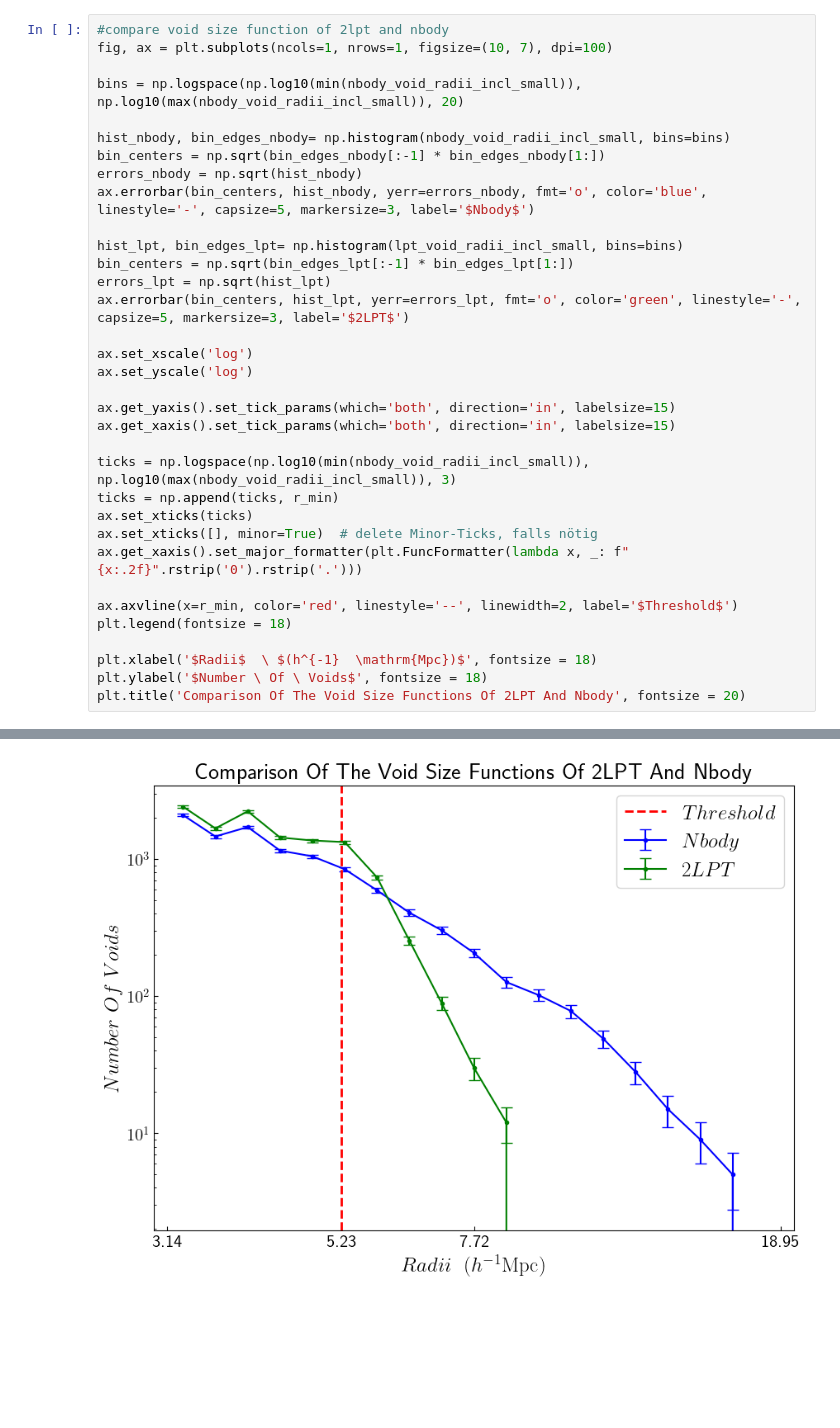
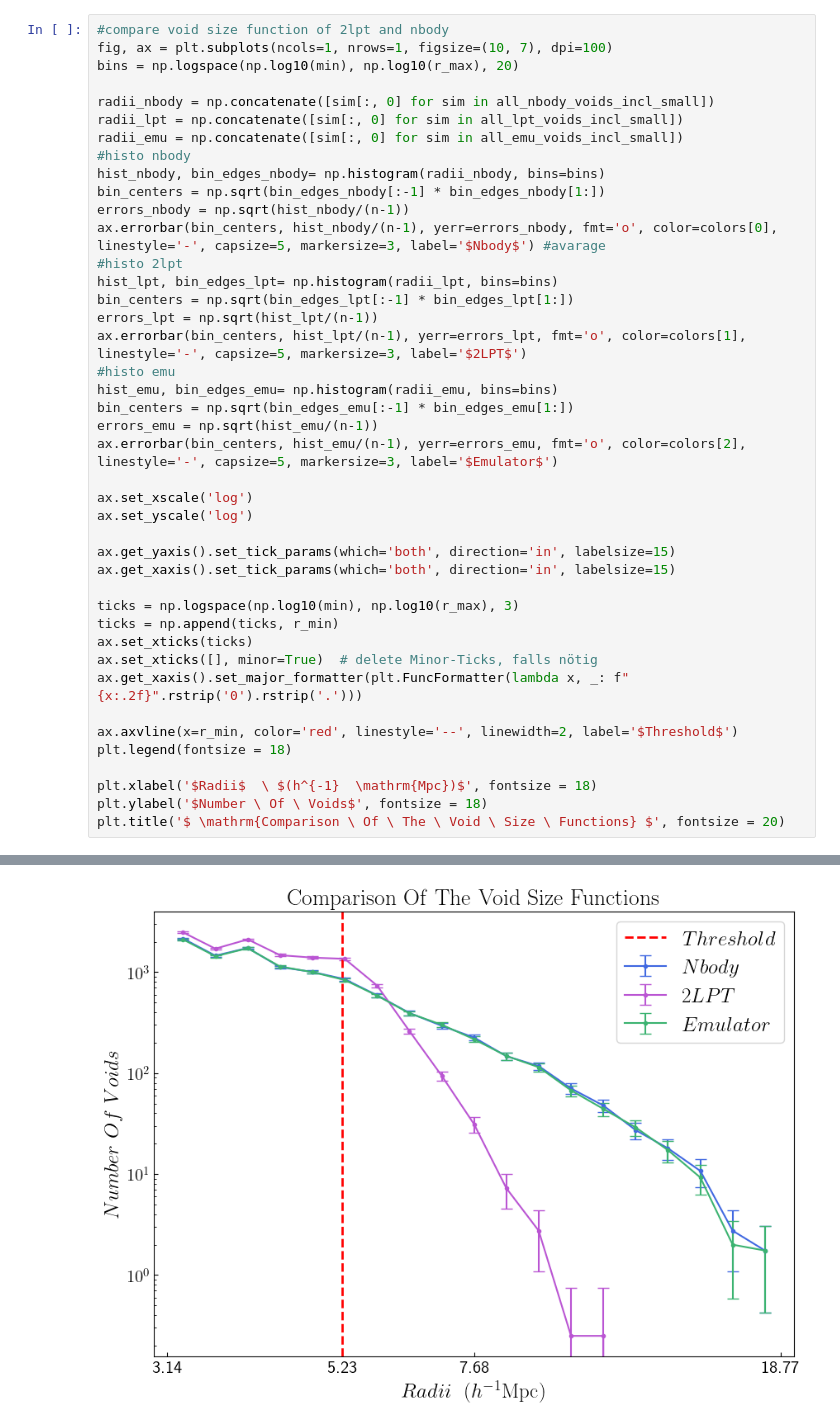
Before and after one commit to chahermann03/Simulation_Pipelines_Charlotte, a Jupyter notebook: comparison_nbody+2lpt.ipynb, the cells around one changed output, grey strips where cells are left out. Saved outputs shown, nothing was run; the diff lists cells and outputs as text; blank space fills up the shorter version.

```diff
--- a/comparison_nbody+2lpt.ipynb
+++ b/comparison_nbody+2lpt.ipynb
@@ -91,18 +130,26 @@ NameError: name 'sN_particles' is not defined
 # %%
 #compare void size function of 2lpt and nbody
 fig, ax = plt.subplots(ncols=1, nrows=1, figsize=(10, 7), dpi=100)
+bins = np.logspace(np.log10(min), np.log10(r_max), 20)
 
-bins = np.logspace(np.log10(min(nbody_void_radii_incl_small)), np.log10(max(nbody_void_radii_incl_small)), 20)
-
-hist_nbody, bin_edges_nbody= np.histogram(nbody_void_radii_incl_small, bins=bins)
+radii_nbody = np.concatenate([sim[:, 0] for sim in all_nbody_voids_incl_small])
+radii_lpt = np.concatenate([sim[:, 0] for sim in all_lpt_voids_incl_small])
+radii_emu = np.concatenate([sim[:, 0] for sim in all_emu_voids_incl_small])
+#histo nbody
+hist_nbody, bin_edges_nbody= np.histogram(radii_nbody, bins=bins)
 bin_centers = np.sqrt(bin_edges_nbody[:-1] * bin_edges_nbody[1:])
-errors_nbody = np.sqrt(hist_nbody)
-ax.errorbar(bin_centers, hist_nbody, yerr=errors_nbody, fmt='o', color='blue', linestyle='-', capsize=5, markersize=3, label='$Nbody$')
-
-hist_lpt, bin_edges_lpt= np.histogram(lpt_void_radii_incl_small, bins=bins)
+errors_nbody = np.sqrt(hist_nbody/(n-1))
+ax.errorbar(bin_centers, hist_nbody/(n-1), yerr=errors_nbody, fmt='o', color=colors[0], linestyle='-', capsize=5, markersize=3, label='$Nbody$') #avarage
+#histo 2lpt
+hist_lpt, bin_edges_lpt= np.histogram(radii_lpt, bins=bins)
 bin_centers = np.sqrt(bin_edges_lpt[:-1] * bin_edges_lpt[1:])
-errors_lpt = np.sqrt(hist_lpt)
-ax.errorbar(bin_centers, hist_lpt, yerr=errors_lpt, fmt='o', color='green', linestyle='-', capsize=5, markersize=3, label='$2LPT$')
+errors_lpt = np.sqrt(hist_lpt/(n-1))
+ax.errorbar(bin_centers, hist_lpt/(n-1), yerr=errors_lpt, fmt='o', color=colors[1], linestyle='-', capsize=5, markersize=3, label='$2LPT$')
+#histo emu
+hist_emu, bin_edges_emu= np.histogram(radii_emu, bins=bins)
+bin_centers = np.sqrt(bin_edges_emu[:-1] * bin_edges_emu[1:])
+errors_emu = np.sqrt(hist_emu/(n-1))
+ax.errorbar(bin_centers, hist_emu/(n-1), yerr=errors_emu, fmt='o', color=colors[2], linestyle='-', capsize=5, markersize=3, label='$Emulator$')
 
 ax.set_xscale('log')
 ax.set_yscale('log')
@@ -110,7 +157,7 @@ ax.set_yscale('log')
 ax.get_yaxis().set_tick_params(which='both', direction='in', labelsize=15)
 ax.get_xaxis().set_tick_params(which='both', direction='in', labelsize=15)
 
-ticks = np.logspace(np.log10(min(nbody_void_radii_incl_small)), np.log10(max(nbody_void_radii_incl_small)), 3)
+ticks = np.logspace(np.log10(min), np.log10(r_max), 3)
 ticks = np.append(ticks, r_min)
 ax.set_xticks(ticks)
 ax.set_xticks([], minor=True)  # delete Minor-Ticks, falls nötig
@@ -121,5 +168,5 @@ plt.legend(fontsize = 18)
 
 plt.xlabel('$Radii$  \ $(h^{-1}  \mathrm{Mpc})$', fontsize = 18)
 plt.ylabel('$Number \ Of \ Voids$', fontsize = 18)
-plt.title('Comparison Of The Void Size Functions Of 2LPT And Nbody', fontsize = 20)
+plt.title('$ \mathrm{Comparison \ Of \ The \ Void \ Size \ Functions} $', fontsize = 20)
 # %% [output]
@@ -127 +174 @@ Text(0.5, 1.0, 'Comparison Of The Void Size Functions Of 2LPT And Nbody')
-[figure, old version]
+[figure, new version]
```
Also changed, not shown: parts of 12 cells of this notebook, 2 other files.
